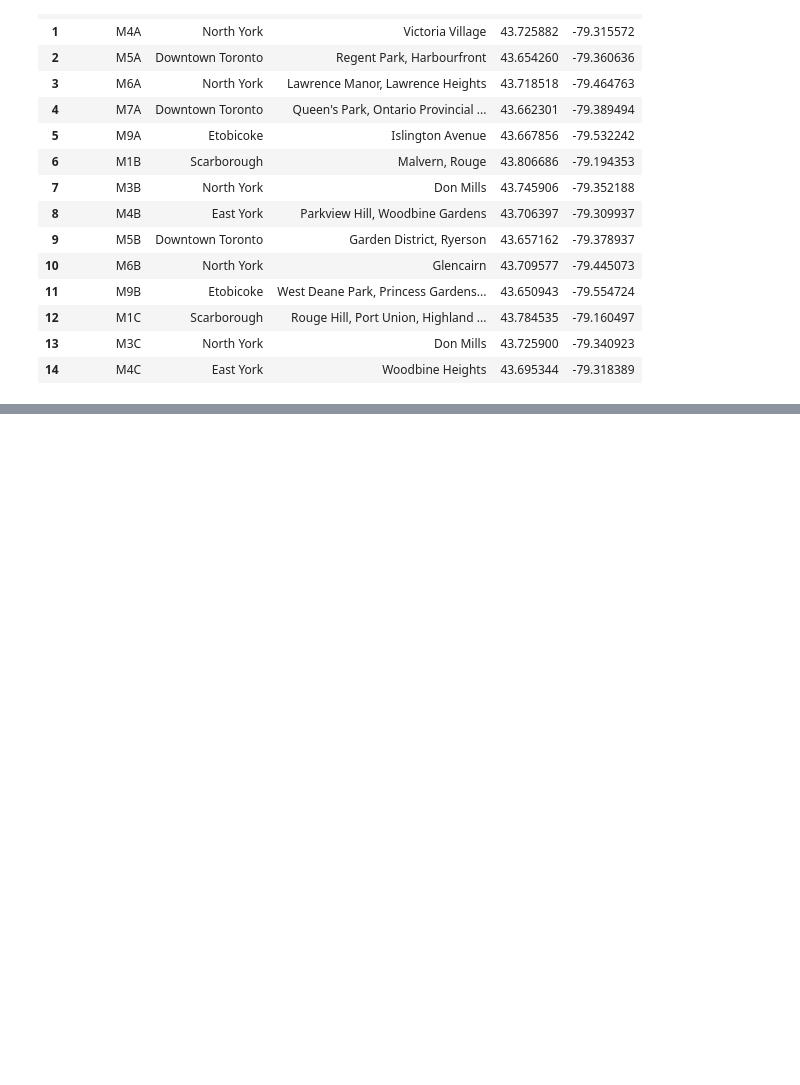
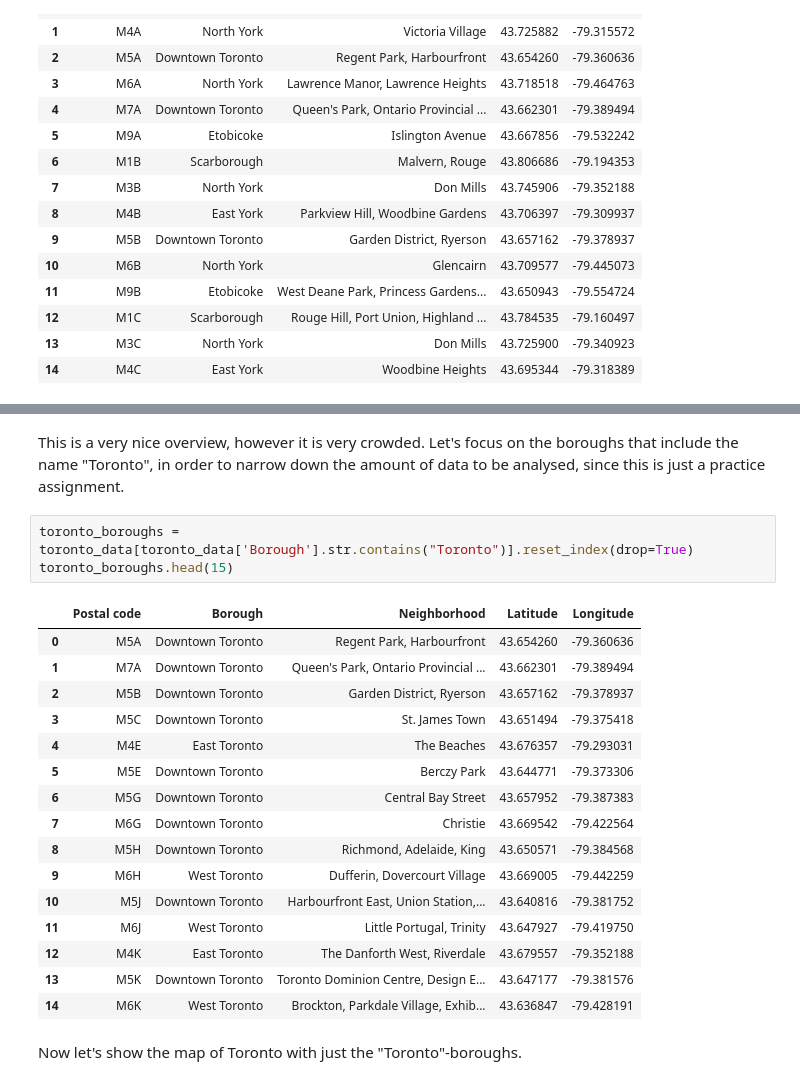
Before and after one commit to tdezwart/IBM-applied-data-science-capstone, a Jupyter notebook: week-3-assignment.ipynb, the cells around one changed output, grey strips where cells are left out. Saved outputs shown, nothing was run; the diff lists cells and outputs as text; blank space fills up the shorter version.

Commit message:
Assignment completed.

```diff
--- a/week-3-assignment.ipynb
+++ b/week-3-assignment.ipynb
@@ -166,0 +230,24 @@ toronto_data.head(15)
+# %% [markdown]
+This is a very nice overview, however it is very crowded. Let's focus on the boroughs that include the name "Toronto", in order to narrow down the amount of data to be analysed, since this is just a practice assignment.
+# %%
+toronto_boroughs = toronto_data[toronto_data['Borough'].str.contains("Toronto")].reset_index(drop=True)
+toronto_boroughs.head(15)
+# %% [output]
+|  | Postal code | Borough | Neighborhood | Latitude | Longitude |
+| 0 | M5A | Downtown Toronto | Regent Park, Harbourfront | 43.654260 | -79.360636 |
+| 1 | M7A | Downtown Toronto | Queen's Park, Ontario Provincial ... | 43.662301 | -79.389494 |
+| 2 | M5B | Downtown Toronto | Garden District, Ryerson | 43.657162 | -79.378937 |
+| 3 | M5C | Downtown Toronto | St. James Town | 43.651494 | -79.375418 |
+| 4 | M4E | East Toronto | The Beaches | 43.676357 | -79.293031 |
+| 5 | M5E | Downtown Toronto | Berczy Park | 43.644771 | -79.373306 |
+| 6 | M5G | Downtown Toronto | Central Bay Street | 43.657952 | -79.387383 |
+| 7 | M6G | Downtown Toronto | Christie | 43.669542 | -79.422564 |
+| 8 | M5H | Downtown Toronto | Richmond, Adelaide, King | 43.650571 | -79.384568 |
+| 9 | M6H | West Toronto | Dufferin, Dovercourt Village | 43.669005 | -79.442259 |
+| 10 | M5J | Downtown Toronto | Harbourfront East, Union Station,... | 43.640816 | -79.381752 |
+| 11 | M6J | West Toronto | Little Portugal, Trinity | 43.647927 | -79.419750 |
+| 12 | M4K | East Toronto | The Danforth West, Riverdale | 43.679557 | -79.352188 |
+| 13 | M5K | Downtown Toronto | Toronto Dominion Centre, Design E... | 43.647177 | -79.381576 |
+| 14 | M6K | West Toronto | Brockton, Parkdale Village, Exhib... | 43.636847 | -79.428191 |
+# %% [markdown]
+Now let's show the map of Toronto with just the "Toronto"-boroughs.
```
Also changed, not shown: parts of 37 cells of this notebook.
